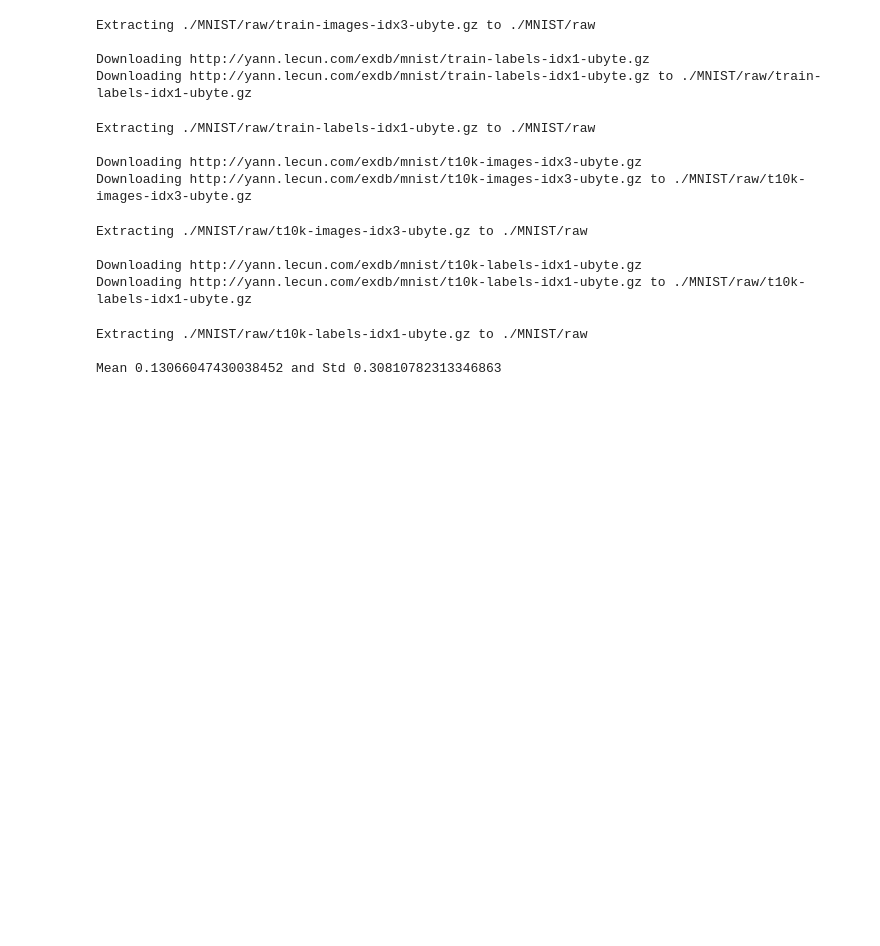
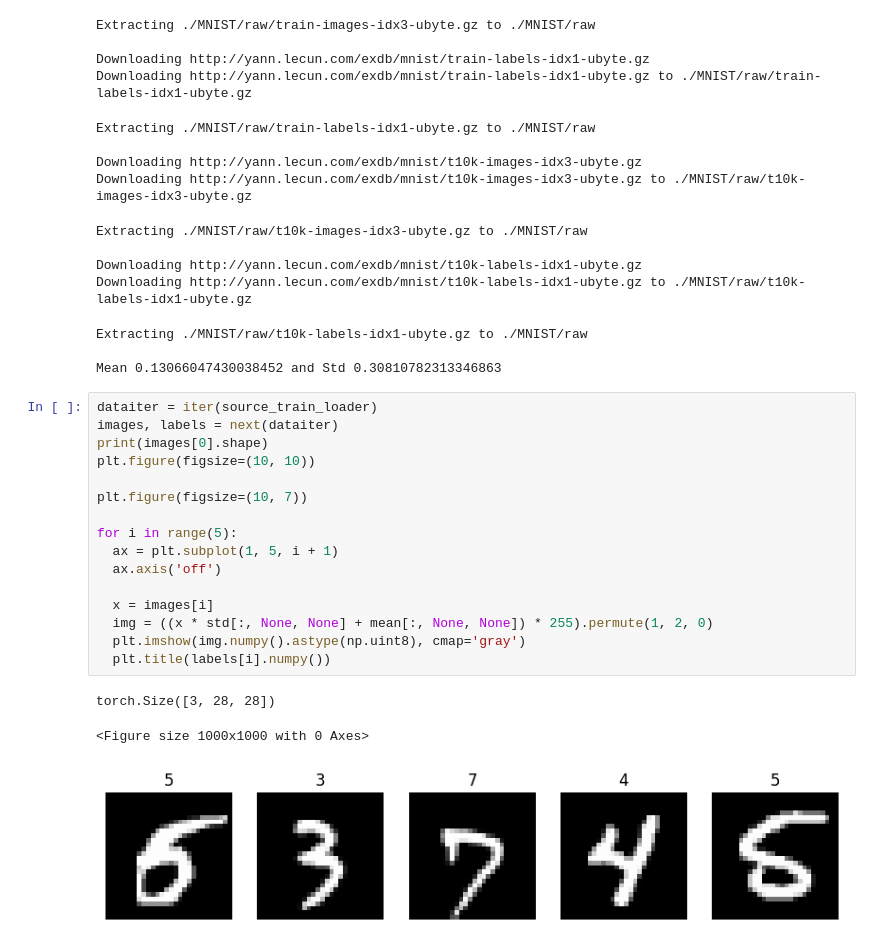
Before and after one commit to kratiagrawal100/SMAI_Team_30, a Jupyter notebook: unsupervised_domain_adaptation_MNIST_SVHN.ipynb, the cells around one changed output. Saved outputs shown, nothing was run; the diff lists cells and outputs as text; blank space fills up the shorter version.

```diff
--- a/unsupervised_domain_adaptation_MNIST_SVHN.ipynb
+++ b/unsupervised_domain_adaptation_MNIST_SVHN.ipynb
@@ -77,3 +85,23 @@ Downloading http://yann.lecun.com/exdb/mnist/t10k-labels-idx1-ubyte.gz to ./MNIS
 Extracting ./MNIST/raw/t10k-labels-idx1-ubyte.gz to ./MNIST/raw
 
 Mean 0.13066047430038452 and Std 0.30810782313346863
+# %%
+dataiter = iter(source_train_loader)
+images, labels = next(dataiter)
+print(images[0].shape)
+plt.figure(figsize=(10, 10))
+
+plt.figure(figsize=(10, 7))
+
+for i in range(5):
+  ax = plt.subplot(1, 5, i + 1)
+  ax.axis('off')
+
+  x = images[i]
+  img = ((x * std[:, None, None] + mean[:, None, None]) * 255).permute(1, 2, 0)
+  plt.imshow(img.numpy().astype(np.uint8), cmap='gray')
+  plt.title(labels[i].numpy())
+# %% [output]
+torch.Size([3, 28, 28])
+<Figure size 1000x1000 with 0 Axes>
+[figure, added]
```
Also changed, not shown: parts of 5 cells of this notebook.
